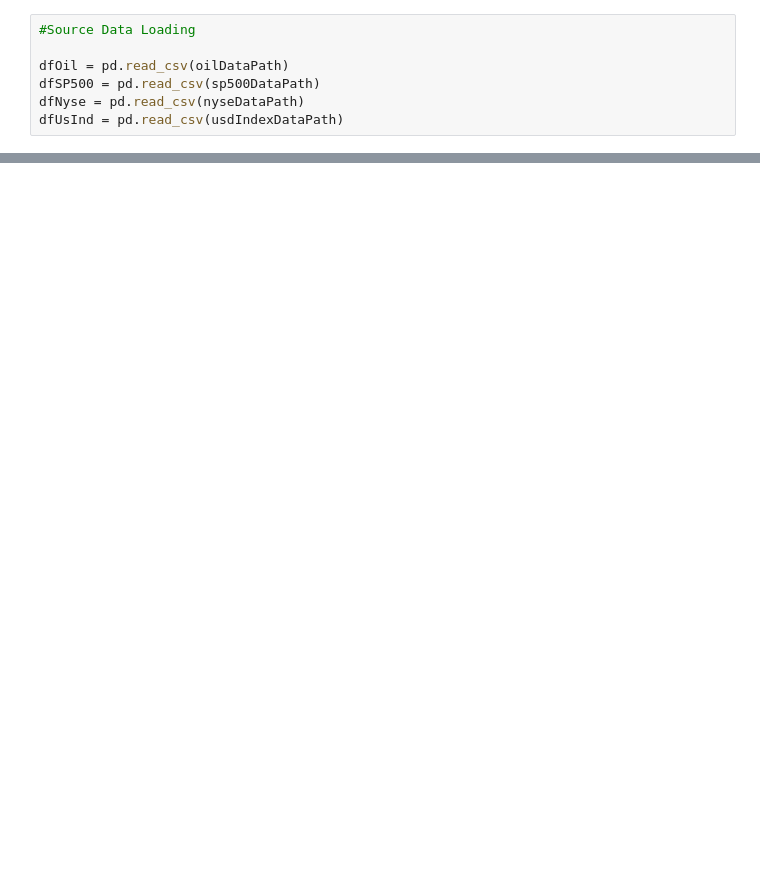
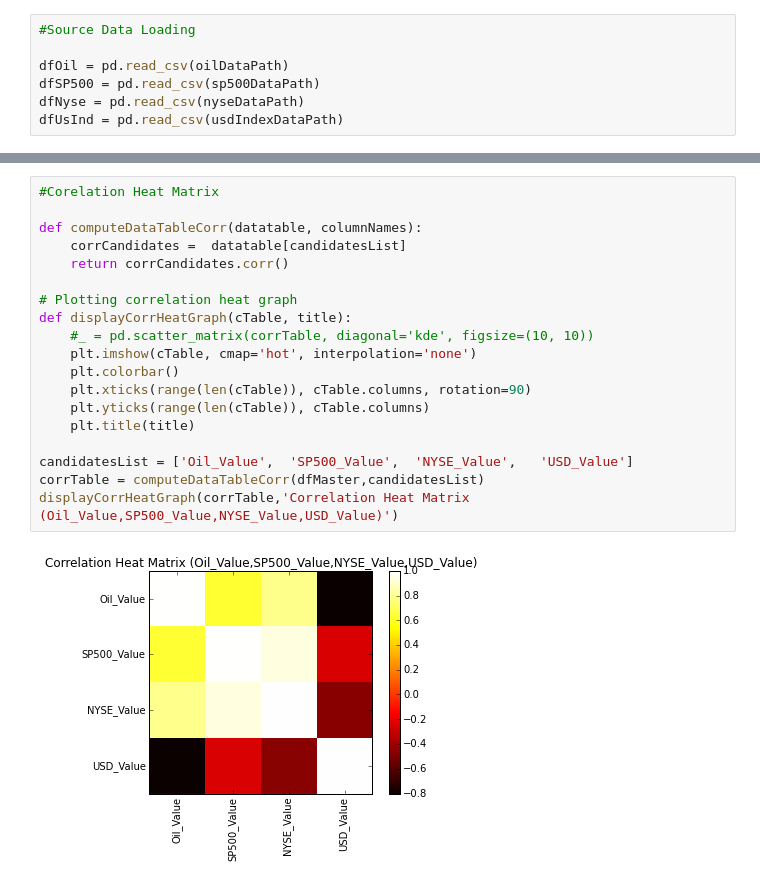
Before and after one commit to Sree-vathsan/CSE591-Data-Science-Project, a Jupyter notebook: regressionModel/linearRegModel.ipynb, the cells around one changed output, grey strips where cells are left out. Drawn from its saved outputs; the diff is of its cells as text; blank space fills up the shorter version.

```diff
--- a/regressionModel/linearRegModel.ipynb
+++ b/regressionModel/linearRegModel.ipynb
@@ -63,0 +78,21 @@ dfMaster.head()
+# %%
+#Corelation Heat Matrix
+
+def computeDataTableCorr(datatable, columnNames):
+    corrCandidates =  datatable[candidatesList]
+    return corrCandidates.corr()
+
+# Plotting correlation heat graph
+def displayCorrHeatGraph(cTable, title):
+    #_ = pd.scatter_matrix(corrTable, diagonal='kde', figsize=(10, 10))
+    plt.imshow(cTable, cmap='hot', interpolation='none')
+    plt.colorbar()
+    plt.xticks(range(len(cTable)), cTable.columns, rotation=90)
+    plt.yticks(range(len(cTable)), cTable.columns)
+    plt.title(title)
+
+candidatesList = ['Oil_Value',	'SP500_Value',	'NYSE_Value',	'USD_Value']
+corrTable = computeDataTableCorr(dfMaster,candidatesList)
+displayCorrHeatGraph(corrTable,'Correlation Heat Matrix (Oil_Value,SP500_Value,NYSE_Value,USD_Value)')
+# %% [output]
+[figure, added]
```
Also changed, not shown: parts of 29 cells of this notebook, 2 other files.
